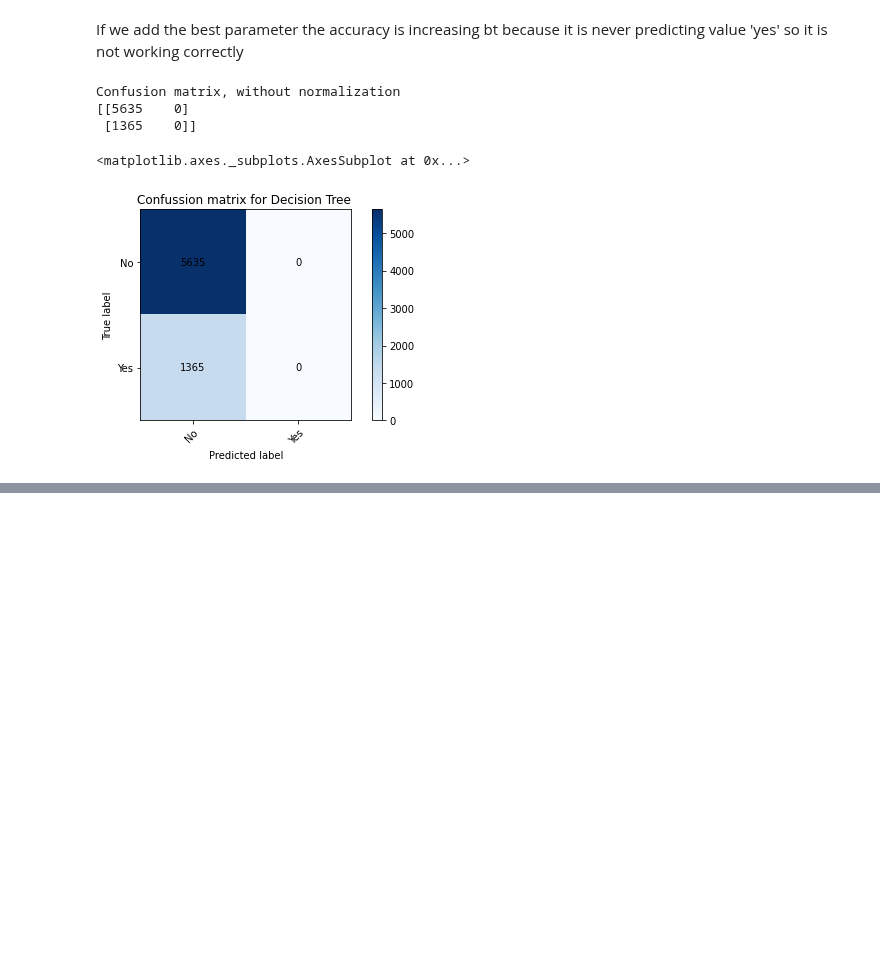
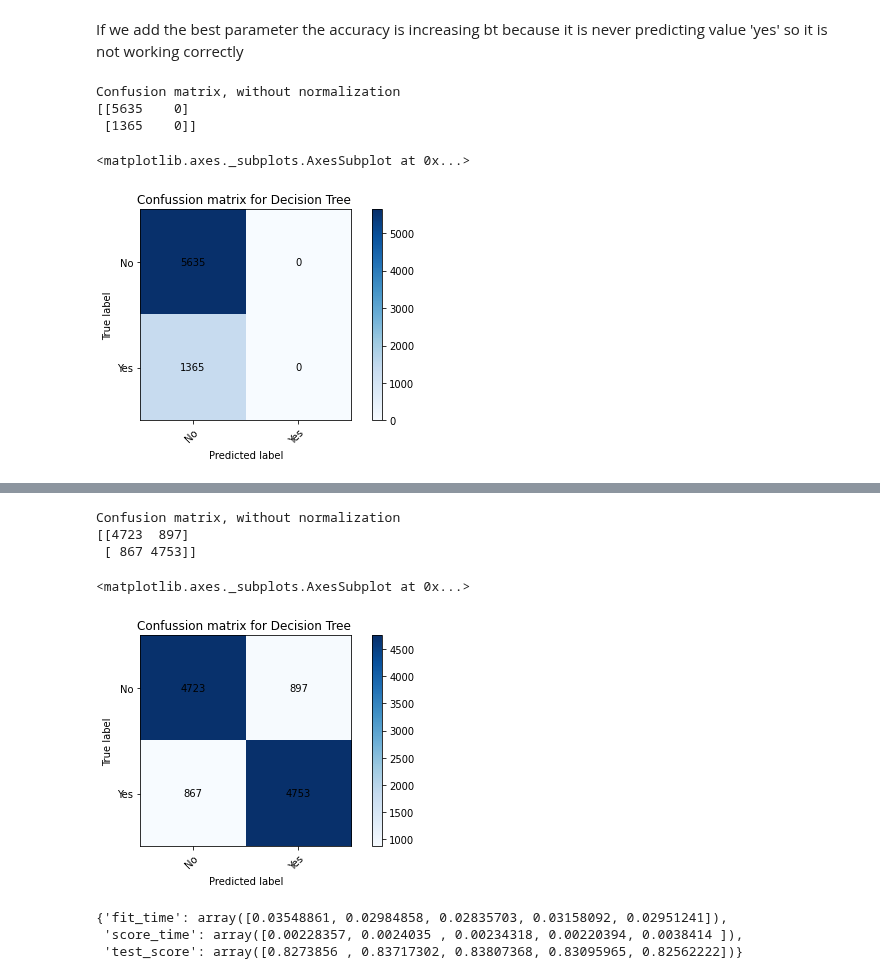
Before and after one commit to sarasabino/Accident_Rate_Project, a Jupyter notebook: Src/Notebooks/Model_selection.ipynb, the cells around one changed output, grey strips where cells are left out. Drawn from its saved outputs; the diff is of its cells as text; code cells hidden in the pictures; blank space fills up the shorter version.

```diff
--- a/Src/Notebooks/Model_selection.ipynb
+++ b/Src/Notebooks/Model_selection.ipynb
@@ -365,0 +415,4 @@ Confusion matrix, without normalization
+# %%
+## we are going to run the model again with this oversample data
+
+X_train, X_test, y_train, y_test = train_test_split(X, y, test_size=0.33, random_state=42)
@@ -365,0 +430,17 @@ Confusion matrix, without normalization
+# %%
+y_pred = model.predict(X_test)
+classes = ['No', 'Yes']
+plot_confusion_matrix(y_test, y_pred, classes=classes, title='Confussion matrix for Decision Tree ')
+# %% [output]
+Confusion matrix, without normalization
+[[4723  897]
+ [ 867 4753]]
+<matplotlib.axes._subplots.AxesSubplot at 0x...>
+[figure, added]
+# %%
+scores = cross_validate(model, X_test, y_test, scoring ='f1_macro')
+scores ## our model has increased positively its test score with going around now a .8 which is a good result
+# %% [output]
+{'fit_time': array([0.03548861, 0.02984858, 0.02835703, 0.03158092, 0.02951241]),
+ 'score_time': array([0.00228357, 0.0024035 , 0.00234318, 0.00220394, 0.0038414 ]),
+ 'test_score': array([0.8273856 , 0.83717302, 0.83807368, 0.83095965, 0.82562222])}
```
Also changed, not shown: parts of 41 cells of this notebook.
